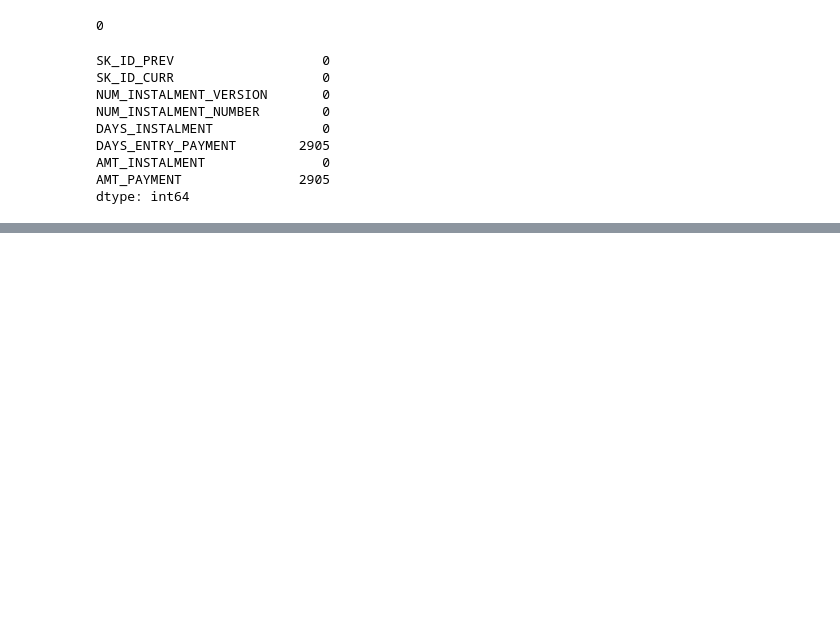
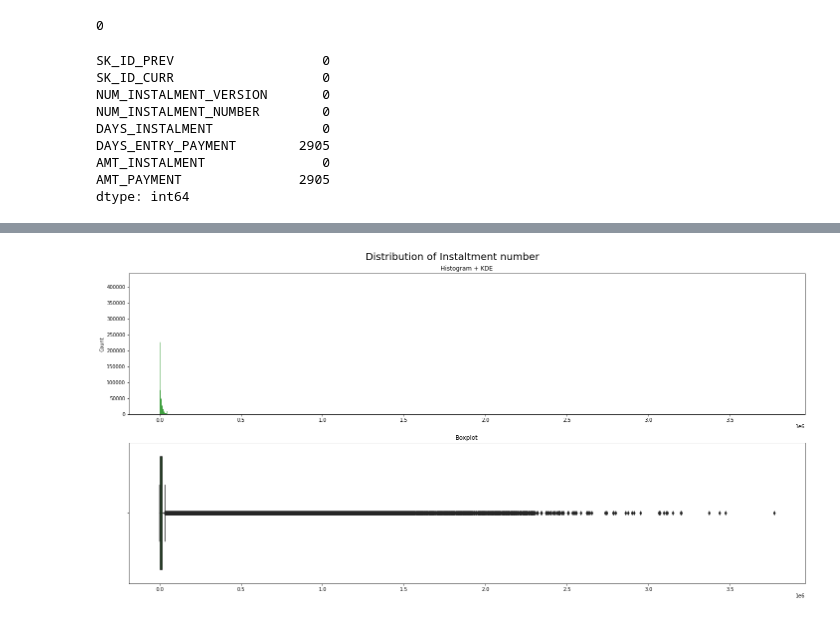
Before and after one commit to DucNgMinh/Data_Preparation_Project_Group_6, a Jupyter notebook: instalment_payment.ipynb, the cells around one changed output, grey strips where cells are left out. Saved outputs shown, nothing was run; the diff lists cells and outputs as text; code cells hidden in the pictures; blank space fills up the shorter version.

```diff
--- a/instalment_payment.ipynb
+++ b/instalment_payment.ipynb
@@ -118,0 +173,4 @@ installment_payment_combination
+# %%
+draw_distribution(df_install['AMT_INSTALMENT'],'Distribution of Instaltment number',"g")
+# %% [output]
+[figure, added]
```
Also changed, not shown: parts of 30 cells of this notebook.
